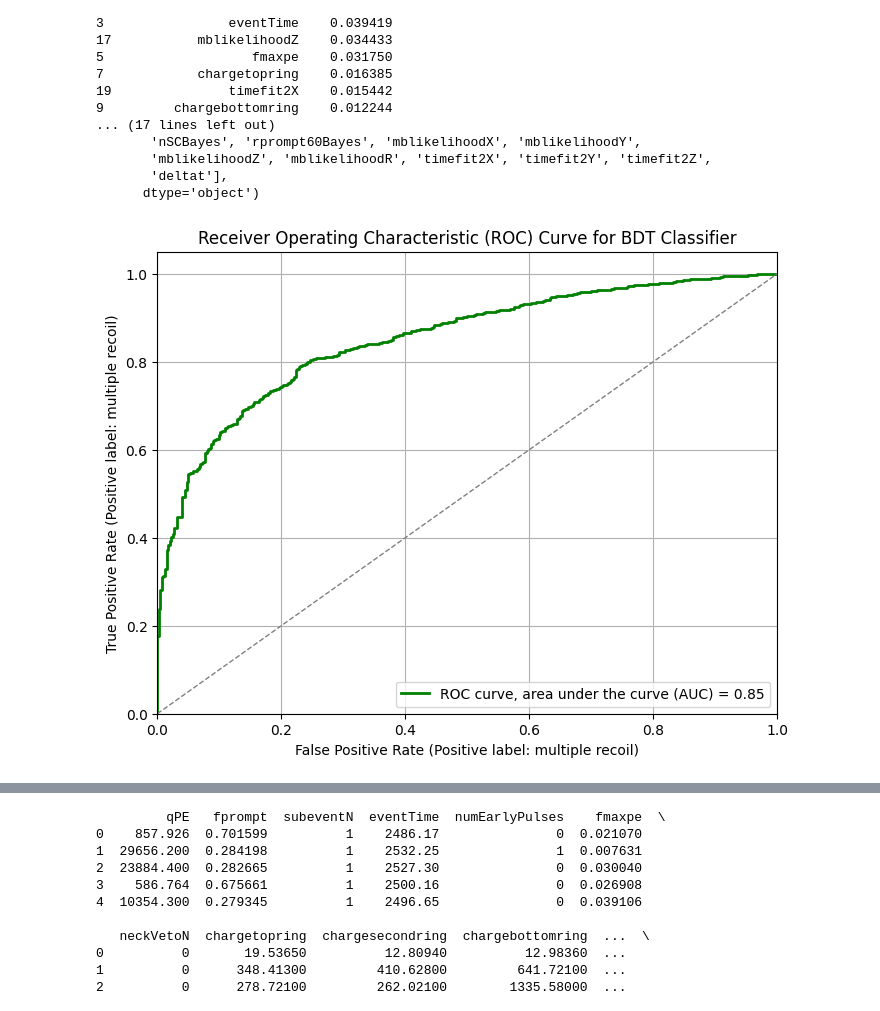
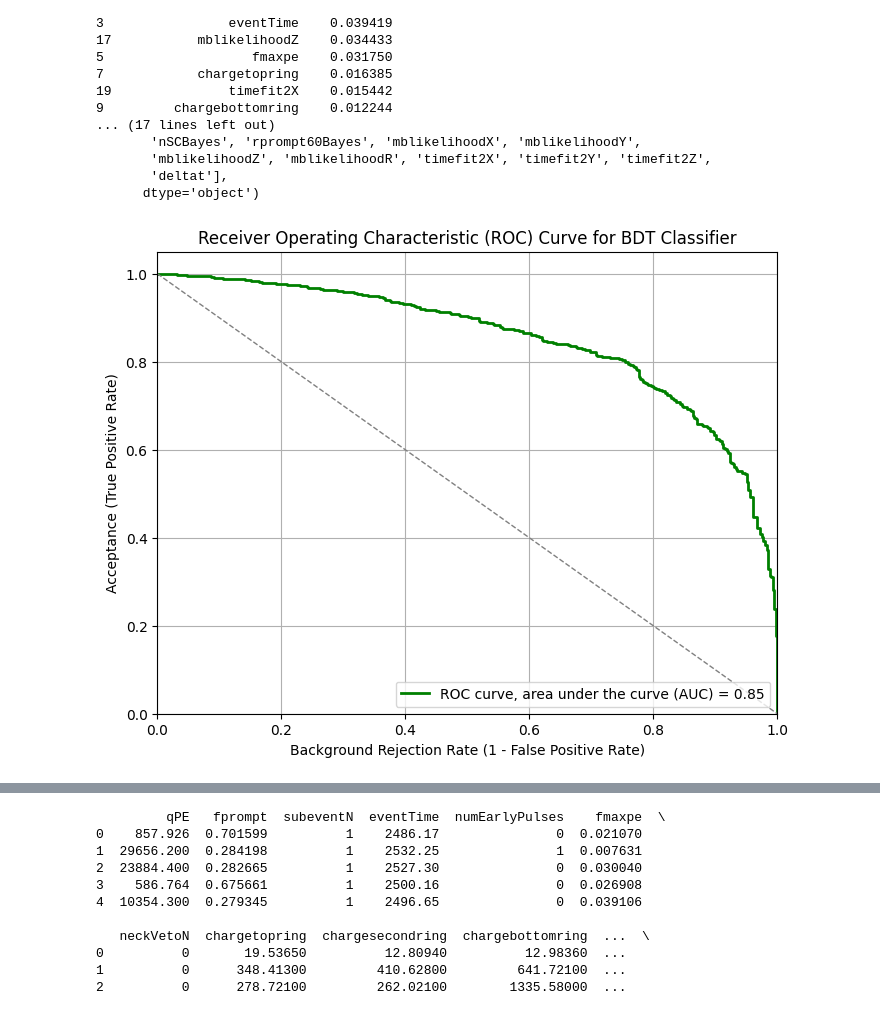
Before and after one commit to marioalpizarv/portfolio, a Jupyter notebook: MultipleRecoilsBoostedDTClassifier_PMTs.ipynb, the cells around one changed output, grey strips where cells are left out. Cells and saved outputs as stored; diff of their text form; code cells hidden in the pictures.

Commit message:
added acceptance and background rejection rate in ROC

```diff
--- a/MultipleRecoilsBoostedDTClassifier_PMTs.ipynb
+++ b/MultipleRecoilsBoostedDTClassifier_PMTs.ipynb
@@ -457,28 +457,35 @@ print(X.columns)
 # %%
 # Get predicted probabilities for the positive class (1) on the test set
 y_prob = boosted_tree.predict_proba(X_test)[:, 1]
 
 # Compute the ROC curve
 fpr, tpr, thresholds = roc_curve(y_test, y_prob)
-roc_auc = auc(fpr, tpr)
-#roc_auc = auc(1-fpr, tpr) #auc remains the same
+tnr = 1-fpr
+roc_auc = auc(tnr, tpr)
+
 
 # Plot the ROC curve
 plt.figure(figsize=(8, 6))
-plt.plot(fpr, tpr, color='g', lw=2, label='ROC curve, area under the curve (AUC) = {:.2f}'.format(roc_auc))
-plt.plot([0, 1], [0, 1], color='gray', lw=1, linestyle='--')
+#plt.plot(fpr, tpr, color='g', lw=2, label='ROC curve, area under the curve (AUC) = {:.2f}'.format(roc_auc))
+plt.plot(tnr, tpr, color='g', lw=2, label='ROC curve, area under the curve (AUC) = {:.2f}'.format(roc_auc))
+plt.plot([0, 1], [1, 0], color='gray', lw=1, linestyle='--')
+#plt.plot([0, 1], [0, 1], color='gray', lw=1, linestyle='--')
 plt.xlim([0.0, 1.0])
 plt.ylim([0.0, 1.05])
-plt.xlabel('False Positive Rate (Positive label: multiple recoil)')
-plt.ylabel('True Positive Rate (Positive label: multiple recoil)')
+#plt.xlabel('False Positive Rate (Positive label: multiple recoil)')
+#plt.ylabel('True Positive Rate (Positive label: multiple recoil)')
+plt.xlabel('Background Rejection Rate (1 - False Positive Rate)')
+plt.ylabel('Acceptance (True Positive Rate)')
 plt.title('Receiver Operating Characteristic (ROC) Curve for BDT Classifier')
 plt.legend(loc='lower right')
 plt.grid(True)
 #plt.savefig("PMT_ROC.jpg", format="jpg", bbox_inches="tight", dpi = 300)
 #plt.savefig("PMT_ROC.pdf", format="pdf", bbox_inches="tight", dpi = 300)
+plt.savefig("PMT_ROC_AccBkg.jpg", format="jpg", bbox_inches="tight", dpi = 300)
+plt.savefig("PMT_ROC_AccBkg.pdf", format="pdf", bbox_inches="tight", dpi = 300)
 plt.show()
 # %% [output]
-[figure, old version]
+[figure, new version]
 # %%
 # Compute precision and recall to see difference for balanced and imbalanced datasets
 precision, recall, _ = precision_recall_curve(y_test, y_prob)
```
Also changed, not shown: parts of 1 cell of this notebook.
